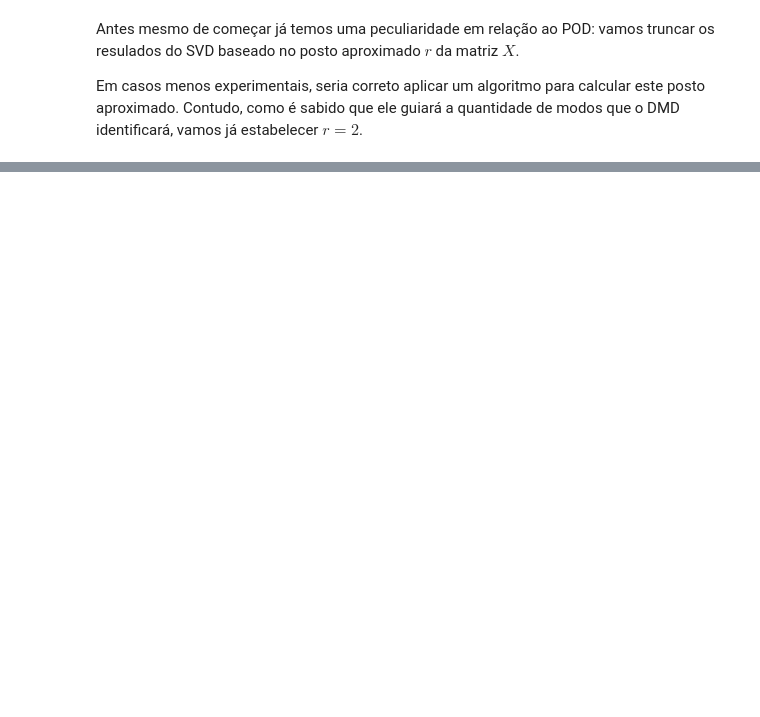
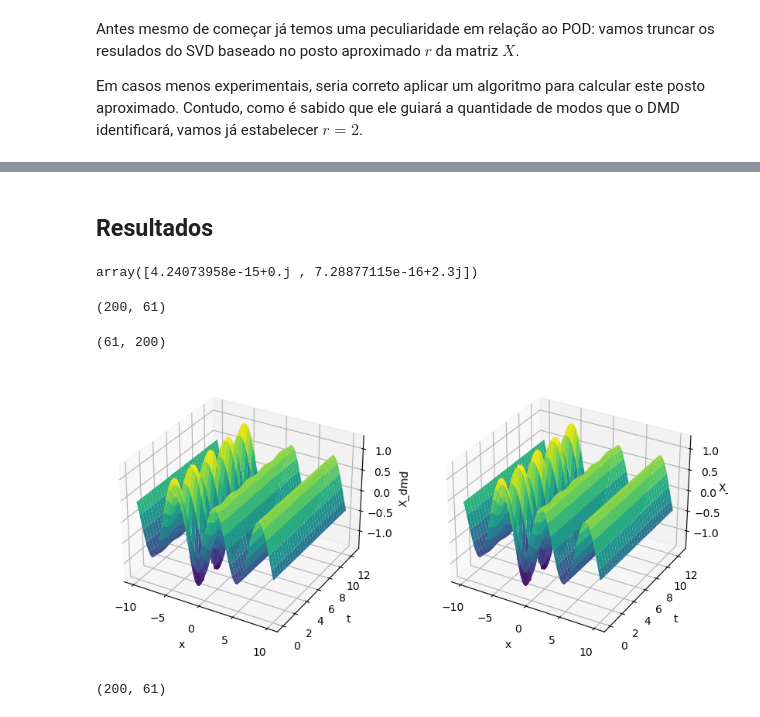
Before and after one commit to Salies/data-driven-des, a Jupyter notebook: dmd.ipynb, the cells around one changed output, grey strips where cells are left out. Saved outputs shown, nothing was run; the diff lists cells and outputs as text; code cells hidden in the pictures; blank space fills up the shorter version.

```diff
--- a/dmd.ipynb
+++ b/dmd.ipynb
@@ -81,0 +194,42 @@ U, Sigma, Vh = np.linalg.svd(X, False)
+# %% [markdown]
+## Resultados
+# %%
+# Vetor omega
+omega = np.log(Lambda) / dt
+omega
+# %% [output]
+array([4.24073958e-15+0.j , 7.28877115e-16+2.3j])
+# %%
+# Matriz T_omega
+T_omega = np.zeros((r, t.shape[0]), dtype='complex')
+# each element is e^{omega_r t_m}
+for i in range(r):
+    for j in range(t.shape[0]):
+        T_omega[i, j] = np.exp(omega[i] * t[j])
+# %%
+X_dmd = Phi @ np.diag(b) @ T_omega
+X_dmd.shape
+# %% [output]
+(200, 61)
+# %%
+# Recuperando o X original para teste
+X_og = X1 + X2
+X_og.shape
+# %% [output]
+(61, 200)
+# %%
+# Plot X_dmd, 3D
+fig = plt.figure(figsize=(10, 5))
+ax = fig.add_subplot(1, 2, 1, projection='3d')
+ax.plot_surface(S, T, X_dmd.T.real, cmap='viridis')
+ax.set_xlabel('x')
+ax.set_ylabel('t')
+ax.set_zlabel('X_dmd')
+ax = fig.add_subplot(1, 2, 2, projection='3d')
+ax.plot_surface(S, T, X_og.real, cmap='viridis')
+ax.set_xlabel('x')
+ax.set_ylabel('t')
+ax.set_zlabel('X_og')
+plt.show()
+# %% [output]
+[figure, added]
@@ -81,0 +238,8 @@ U, Sigma, Vh = np.linalg.svd(X, False)
+# %%
+# reconstruindo apenas o primeiro modo
+X_mode = Phi[:, i_mode] * b[i_mode]
+X_mode = X_mode.reshape((X_mode.shape[0], 1))
+X_mode = X_mode @ T_omega[i_mode, :].reshape((1, T_omega.shape[1]))
+X_mode.shape
+# %% [output]
+(200, 61)
```
Also changed, not shown: parts of 23 cells of this notebook, 3 other files.
